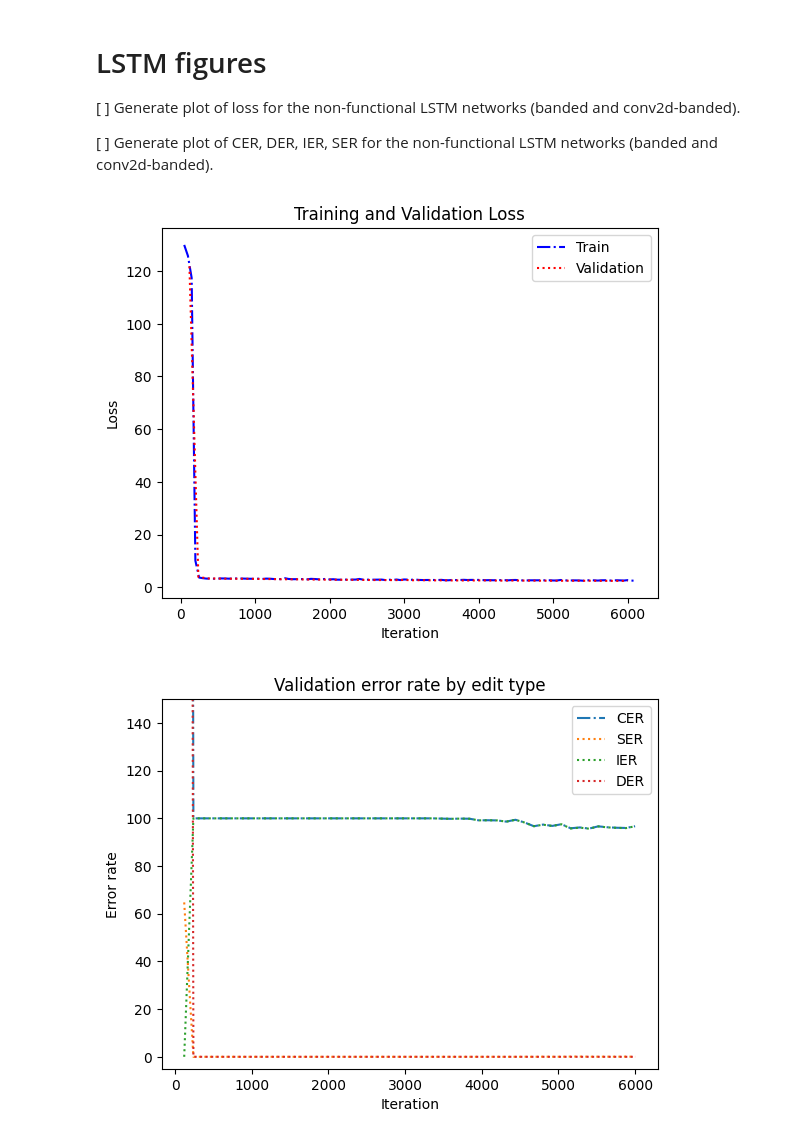
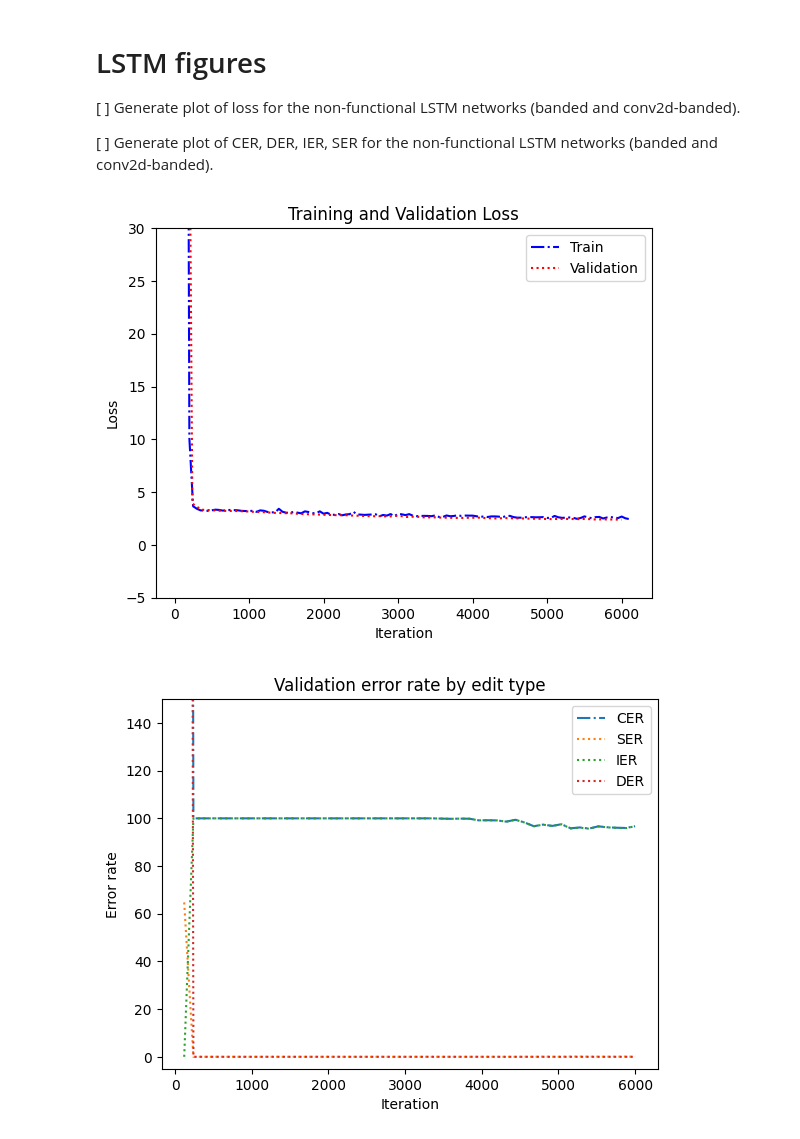
Before and after one commit to neilscomputer/emg2qwerty, a Jupyter notebook: figures.ipynb, the cells around one changed output. Saved outputs shown, nothing was run; the diff lists cells and outputs as text; code cells hidden in the pictures.

```diff
--- a/figures.ipynb
+++ b/figures.ipynb
@@ -42,18 +42,19 @@ This data is important to collect, because it forms key parts of the results sec
 
 [ ] Generate plot of CER, DER, IER, SER for the non-functional LSTM networks (banded and conv2d-banded).
 # %%
-#train_loss = _read("train-loss-bad-lstm")
-#val_loss = _read("val-loss-bad-lstm")
+train_loss = _read("train-loss-bad-lstm")
+val_loss = _read("val-loss-bad-lstm")
 
-#_plot(train_loss, color="blue", linestyle="-.")
-#_plot(val_loss, color="red", linestyle=':')
-#plt.xlabel("Iteration")
-#plt.ylabel("Loss")
-#plt.legend(['Train', 'Validation'], loc='upper right')
-#plt.title("Training and Validation Loss")
-#plt.show()
+_plot(train_loss, color="blue", linestyle="-.")
+_plot(val_loss, color="red", linestyle=':')
+plt.ylim([-5, 30])
+plt.xlabel("Iteration")
+plt.ylabel("Loss")
+plt.legend(['Train', 'Validation'], loc='upper right')
+plt.title("Training and Validation Loss")
+plt.show()
 # %% [output]
-[figure, old version]
+[figure, new version]
 # %%
 val_cer = _read("val-cer-bad-lstm")
 val_ier = _read("val-ier-bad-lstm")
```
Also changed, not shown: parts of 5 cells of this notebook, 43 other files.
